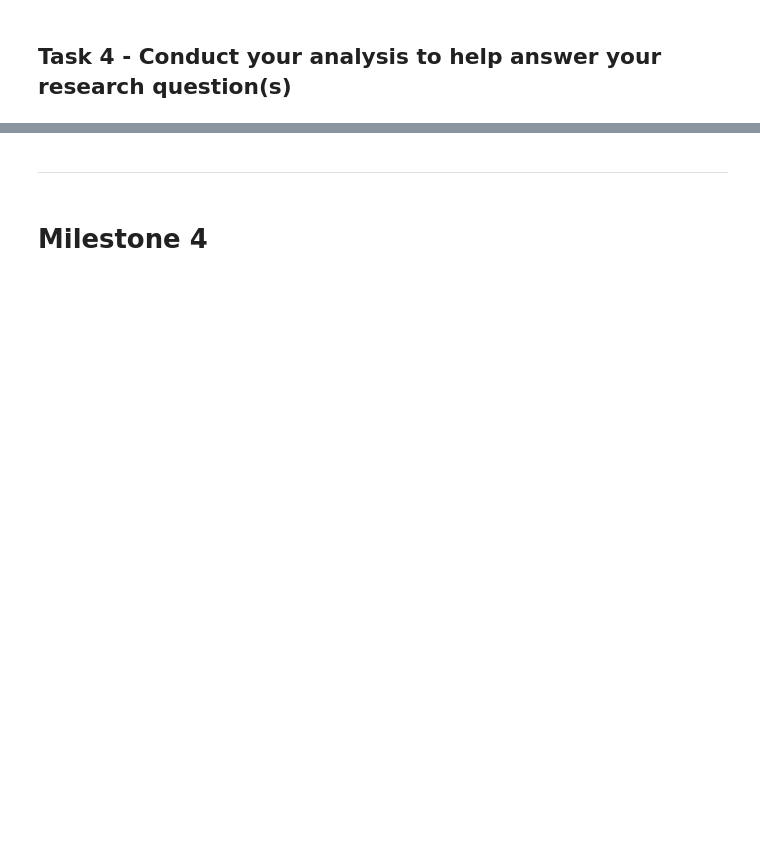
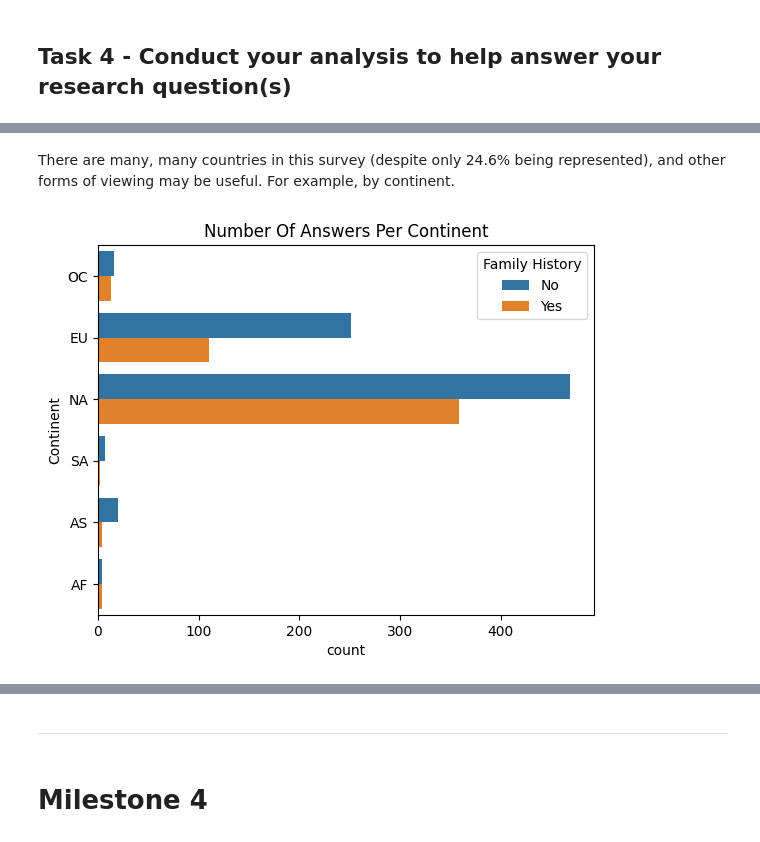
Before and after one commit to ubco-W2022T1-cosc301/project-group06, a Jupyter notebook: notebooks/analysis2.ipynb, the cells around one changed output, grey strips where cells are left out. Saved outputs shown, nothing was run; the diff lists cells and outputs as text; code cells hidden in the pictures; blank space fills up the shorter version.

```diff
--- a/notebooks/analysis2.ipynb
+++ b/notebooks/analysis2.ipynb
@@ -381,30 +272,0 @@ ageToFamHistDf.to_csv('../data/processed/sstenbackAgeToFamHist.csv')
-# %%
-#Create a new dataframe for countries and family history
-#Set the index and variables
-countryList = list(resQuesDf.Country.unique())
-countryYesCount = [0]*len(countryList)
-countryNoCount = [0]*len(countryList)
-countryPercentageYes = [0]*len(countryList)
-#Iterate through the country list and calculate the yes and no counts
-for item in countryList:
-    #Get the current index
-    currentIndex = countryList.index(item)
-    #Iterate through each row of the dataframe
-    for x in range(len(resQuesDf)):
-        #Get the individual's age
-        dataCountry = resQuesDf.iloc[x]['Country']
-        #If data country matches current country, increment either yes or no to family history
-        if(dataCountry == item):
-            if(resQuesDf.iloc[x]['family_history'] == 'Yes'):
-                countryYesCount[currentIndex] += 1
-            else:
-                countryNoCount[currentIndex] += 1
-    try:
-        countryPercentageYes[currentIndex] = str(round((countryYesCount[currentIndex]/(countryYesCount[currentIndex]+countryNoCount[currentIndex]))*100,2)) + '%'
-    except ZeroDivisionError:
-        if(countryYesCount[currentIndex]+countryNoCount[currentIndex] == 0):
-            countryPercentageYes[currentIndex] = '0%'
-#Create a new dataframe for countries and family history correlation
-countryToFamHistDf = pd.DataFrame({'Family History':countryYesCount,'No Family History':countryNoCount,'Percentage With Family History':countryPercentageYes},index=countryList)
-#Save the new dataframe to a csv file
-countryToFamHistDf.to_csv('../data/processed/sstenbackCountryToFamHist.csv')
@@ -446,0 +291,16 @@ We can now see the exact values of the participants of the survey. While the ini
+# %% [markdown]
+There are many, many countries in this survey (despite only 24.6% being represented), and other forms of viewing may be useful. For example, by continent.
+# %%
+#Convert the list of countries to a list of continents
+countryList = projectDf['Country'].tolist()
+continentList = []
+for item in countryList:
+    continentList.append(pc.country_alpha2_to_continent_code(pc.country_name_to_country_alpha2(item)))
+#Add the new column to the dataframe
+projectDf['Continent'] = continentList
+#Visualise the graph with continents instead of countries
+sns.countplot(data=projectDf,y='Continent',hue='Family History').set(title='Number Of Answers Per Continent')
+#Display the plot using matplotlib
+plt.show()
+# %% [output]
+[figure, added]
```
Also changed, not shown: parts of 22 cells of this notebook, 4 other files.
